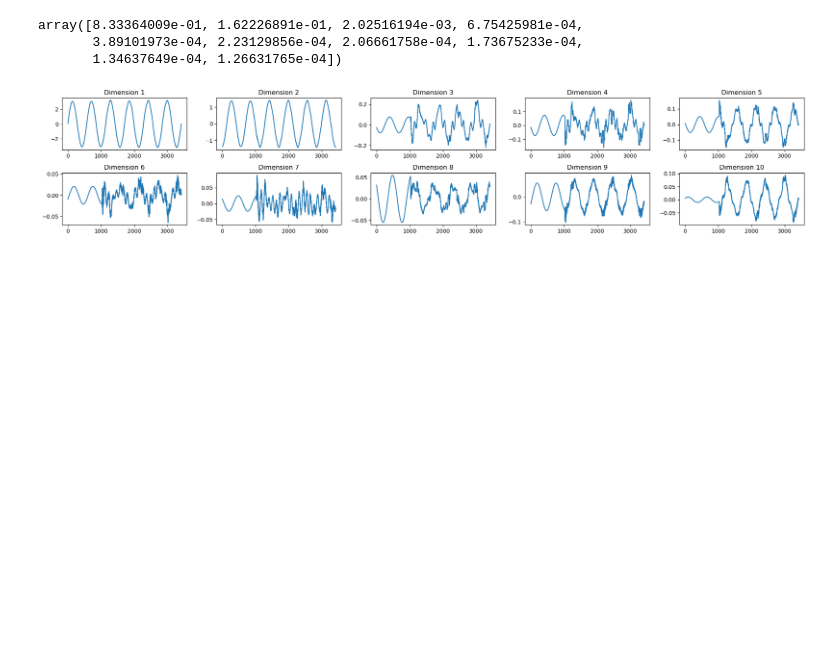
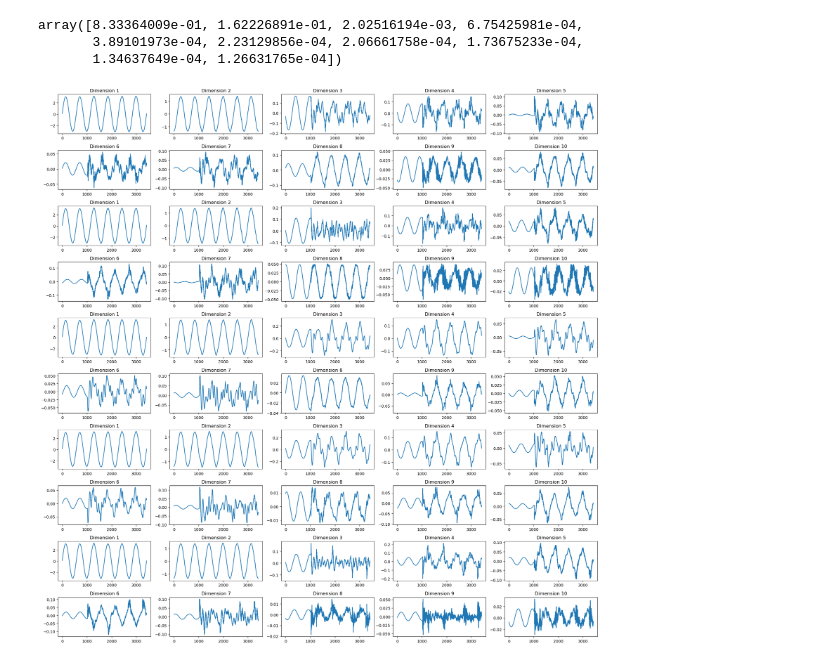
Before and after one commit to Shiqi-Wu/power-grid, a Jupyter notebook: utils/process_data.ipynb, the cells around one changed output. Drawn from its saved outputs; the diff is of its cells as text; code cells hidden in the pictures; blank space fills up the shorter version.

```diff
--- a/utils/process_data.ipynb
+++ b/utils/process_data.ipynb
@@ -18,7 +18,7 @@ print(one_hot)
 # %%
 import numpy as np
 import os
-data_dir = 'data/'
+data_dir = '../data/'
 x_dataset = []
 u_dataset = []
 for item in os.listdir(data_dir):
@@ -28,7 +28,7 @@ for item in os.listdir(data_dir):
     if data_file_path.endswith('.npy') and os.path.exists(data_file_path):
         data_dict = np.load(data_file_path, allow_pickle=True).item()
         x_data = data_dict['signals'][:, :-6]
-        if x_data.shape[0]!= 3417 or x_data.shape[1]!= 70:
+        if x_data.shape[0]!= 3417 or x_data.shape[1]!= 68:
             print(data_file_path)
         uu_data = data_dict['signals'][:, -4:]
         ErrorType = data_dict['ErrorType']
@@ -116,33 +116,37 @@ array([8.33364009e-01, 1.62226891e-01, 2.02516194e-03, 6.75425981e-04,
 # %%
 import numpy as np
 import matplotlib.pyplot as plt
+import random
 
 # Assuming you have already defined x_dataset, x_scaler, and pca
 
-k = 0
-xx = x_dataset[k]
-xx = x_scaler.transform(xx)
-x_pca = pca.transform(xx)
-
-num_rows = 2
+ks = random.sample(range(len(x_dataset)), 5)
+num_rows = len(ks) * 2
 num_cols = 5
 
 num_plots = num_rows * num_cols
 
-assert num_plots <= x_pca.shape[1]  # Check against the transformed data shape
+# Ensure that there are enough dimensions in all datasets
+assert all(num_plots <= x_dataset[k].shape[1] for k in ks)
 
-fig, axes = plt.subplots(num_rows, num_cols, figsize=(20, 4))
+fig, axes = plt.subplots(num_rows, num_cols, figsize=(20, num_rows * 2))
 
-for i in range(num_rows):
-    for j in range(num_cols):
-        index = i * num_cols + j
-        if index < x_pca.shape[1]:
-            axes[i, j].plot(x_pca[:, index])  # Plot transformed data
-            axes[i, j].set_title(f'Dimension {index + 1}')
-        else:
-            axes[i, j].axis('off')
+for dataset_idx, k in enumerate(ks):
+    xx = x_dataset[k]
+    xx = x_scaler.transform(xx)
+    x_pca = pca.transform(xx)
+
+    for i in range(2):
+        for j in range(num_cols):
+            index = i * num_cols + j
+            ax = axes[dataset_idx * 2 + i, j]
+            if index < x_pca.shape[1]:
+                ax.plot(x_pca[:, index])  # Plot transformed data
+                ax.set_title(f'Dimension {index + 1}')
+            else:
+                ax.axis('off')
 
 plt.tight_layout()
 plt.show()
 # %% [output]
-[figure, old version]
+[figure, new version]
```
Also changed, not shown: parts of 3 cells of this notebook, 7 other files.
